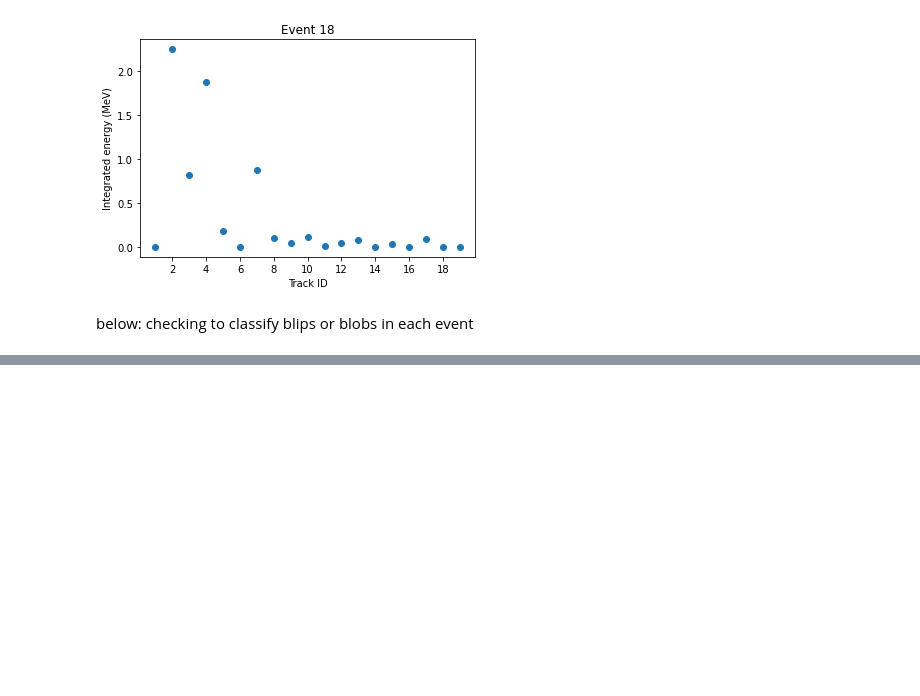
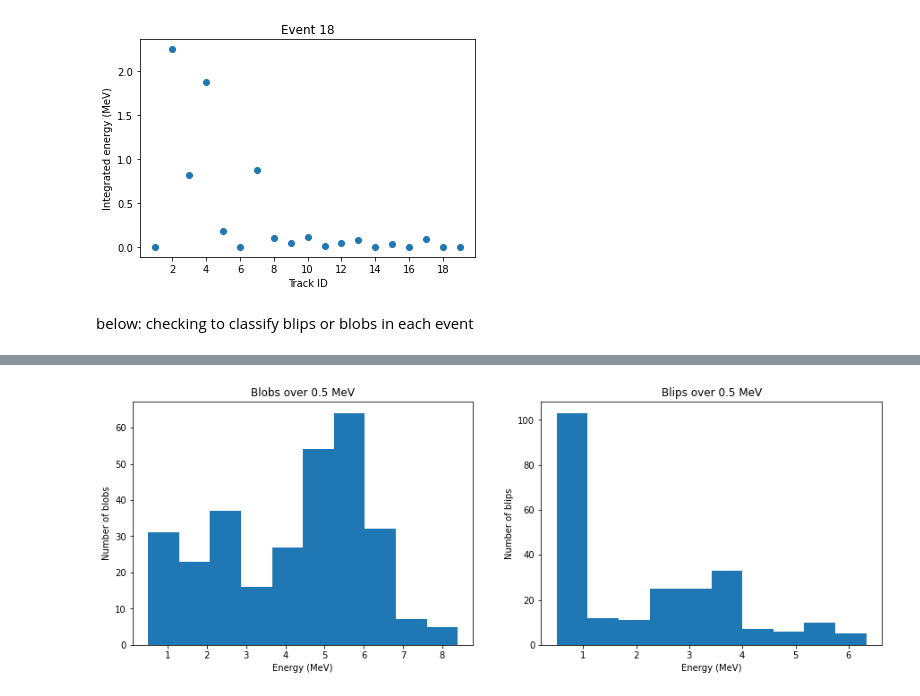
Before and after one commit to sierracthomas/neutrino_work, a Jupyter notebook: misc_projects_and_data/ar_detector/Tracks.ipynb, the cells around one changed output, grey strips where cells are left out. Saved outputs shown, nothing was run; the diff lists cells and outputs as text; code cells hidden in the pictures; blank space fills up the shorter version.

```diff
--- a/misc_projects_and_data/ar_detector/Tracks.ipynb
+++ b/misc_projects_and_data/ar_detector/Tracks.ipynb
@@ -383,0 +423,16 @@ print(energy_length(df, 2, 3))
+# %%
+fig, ax = plt.subplots(1, 2, figsize = (15, 5))
+
+ax[0].hist(blob_energies, bins = 10)
+ax[0].set_title("Blobs over 0.5 MeV")
+ax[0].set_xlabel("Energy (MeV)")
+ax[0].set_ylabel("Number of blobs")
+
+ax[1].hist(blip_energies, bins = 10)
+ax[1].set_title("Blips over 0.5 MeV")
+ax[1].set_xlabel("Energy (MeV)")
+ax[1].set_ylabel("Number of blips")
+
+plt.show()
+# %% [output]
+[figure, added]
```
Also changed, not shown: parts of 6 cells of this notebook.
